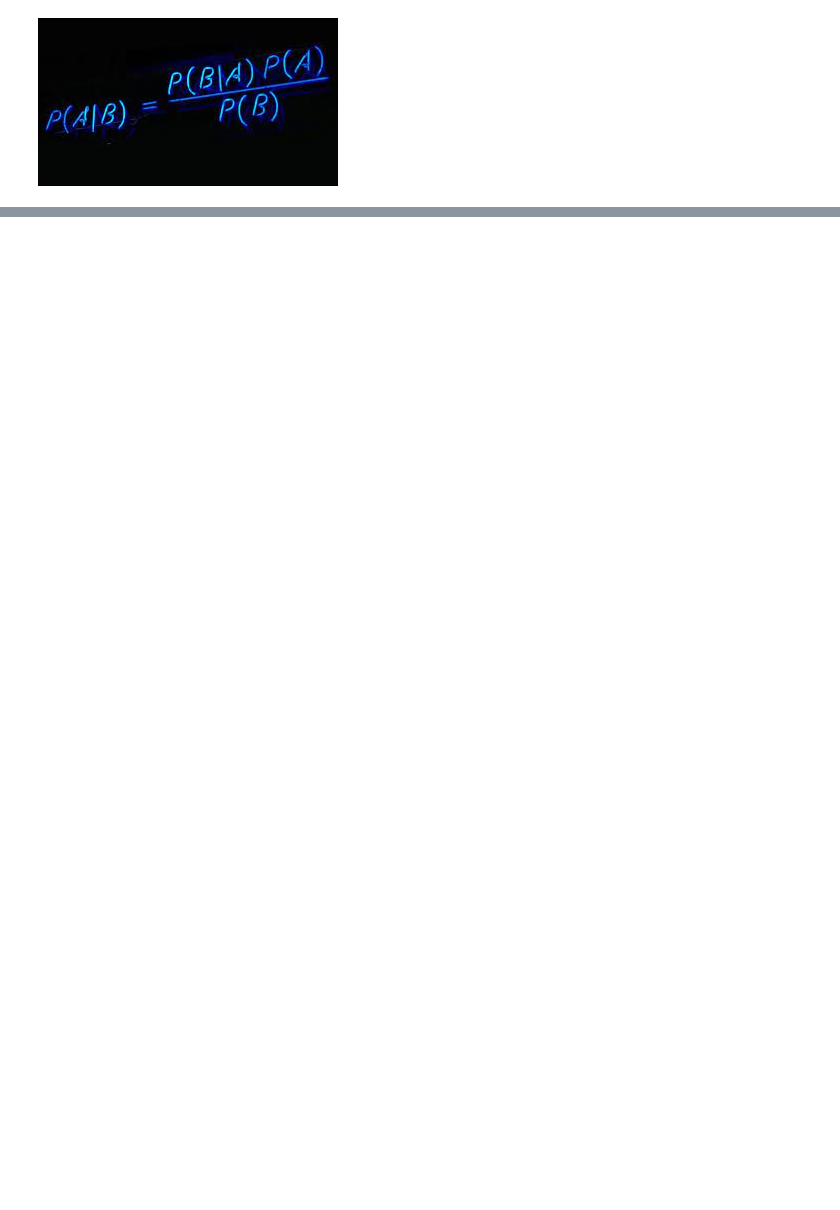
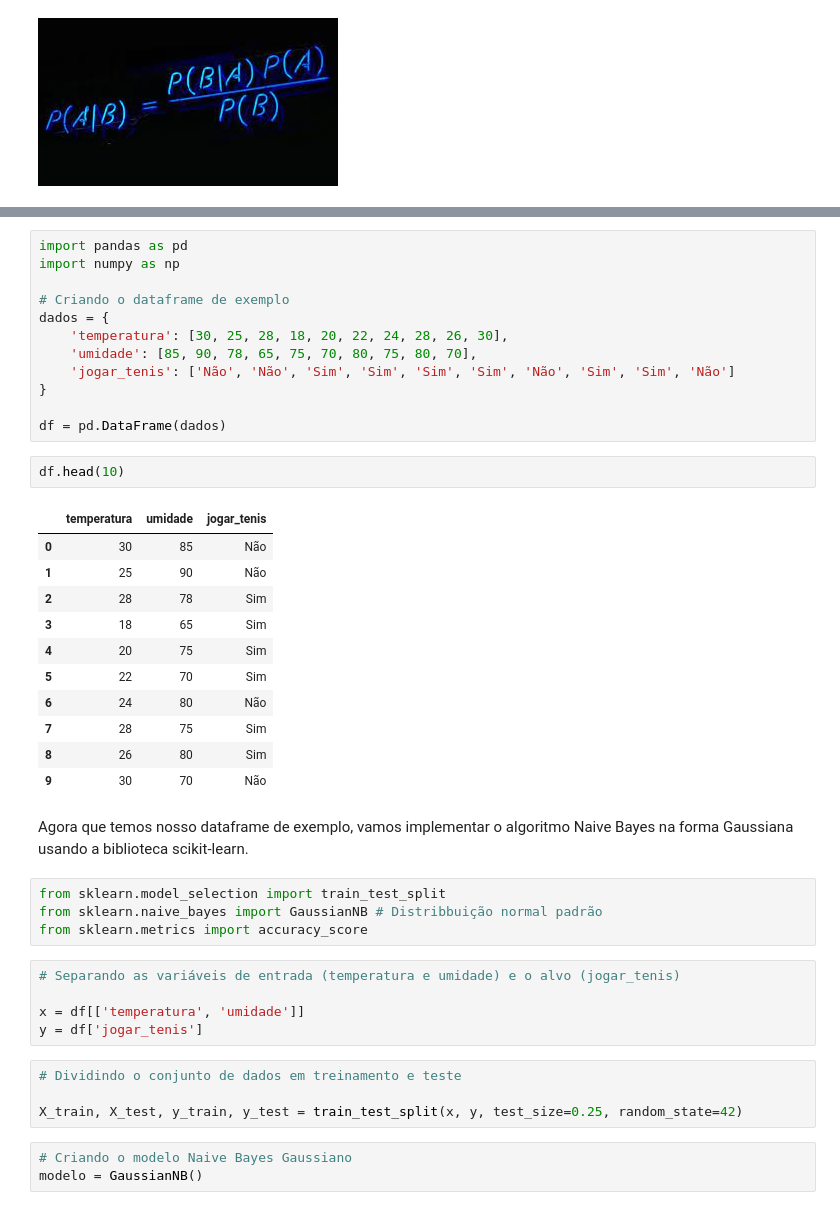
Before and after one commit to KARINAgoncalvesSOARES/Machine_Learning, a Jupyter notebook: 3.algoritmo_ML_supervisionado/Naive Bayes/1.NaiveBayes_descricao.ipynb, the cells around one changed output, grey strips where cells are left out. Cells and saved outputs as stored; diff of their text form; blank space fills up the shorter version.

Commit message:
Teinando um modelo usando algoritmo Naive Bayes e sua forma Multinomial.

```diff
--- a/3.algoritmo_ML_supervisionado/Naive Bayes/1.NaiveBayes_descricao.ipynb
+++ b/3.algoritmo_ML_supervisionado/Naive Bayes/1.NaiveBayes_descricao.ipynb
@@ -40,0 +65,44 @@ Por exemplo, suponha que, em um conjunto de treinamento, o atributo “idade”
+# %%
+import pandas as pd
+import numpy as np
+
+# Criando o dataframe de exemplo
+dados = {
+    'temperatura': [30, 25, 28, 18, 20, 22, 24, 28, 26, 30],
+    'umidade': [85, 90, 78, 65, 75, 70, 80, 75, 80, 70],
+    'jogar_tenis': ['Não', 'Não', 'Sim', 'Sim', 'Sim', 'Sim', 'Não', 'Sim', 'Sim', 'Não']
+}
+
+df = pd.DataFrame(dados)
+# %%
+df.head(10)
+# %% [output]
+|  | temperatura | umidade | jogar_tenis |
+| 0 | 30 | 85 | Não |
+| 1 | 25 | 90 | Não |
+| 2 | 28 | 78 | Sim |
+| 3 | 18 | 65 | Sim |
+| 4 | 20 | 75 | Sim |
+| 5 | 22 | 70 | Sim |
+| 6 | 24 | 80 | Não |
+| 7 | 28 | 75 | Sim |
+| 8 | 26 | 80 | Sim |
+| 9 | 30 | 70 | Não |
+# %% [markdown]
+Agora que temos nosso dataframe de exemplo, vamos implementar o algoritmo Naive Bayes na forma Gaussiana usando a biblioteca scikit-learn.
+# %%
+from sklearn.model_selection import train_test_split
+from sklearn.naive_bayes import GaussianNB # Distribbuição normal padrão
+from sklearn.metrics import accuracy_score
+# %%
+# Separando as variáveis de entrada (temperatura e umidade) e o alvo (jogar_tenis)
+
+x = df[['temperatura', 'umidade']]
+y = df['jogar_tenis']
+# %%
+# Dividindo o conjunto de dados em treinamento e teste
+
+X_train, X_test, y_train, y_test = train_test_split(x, y, test_size=0.25, random_state=42)
+# %%
+# Criando o modelo Naive Bayes Gaussiano
+modelo = GaussianNB()
```
Also changed, not shown: parts of 36 cells of this notebook.
